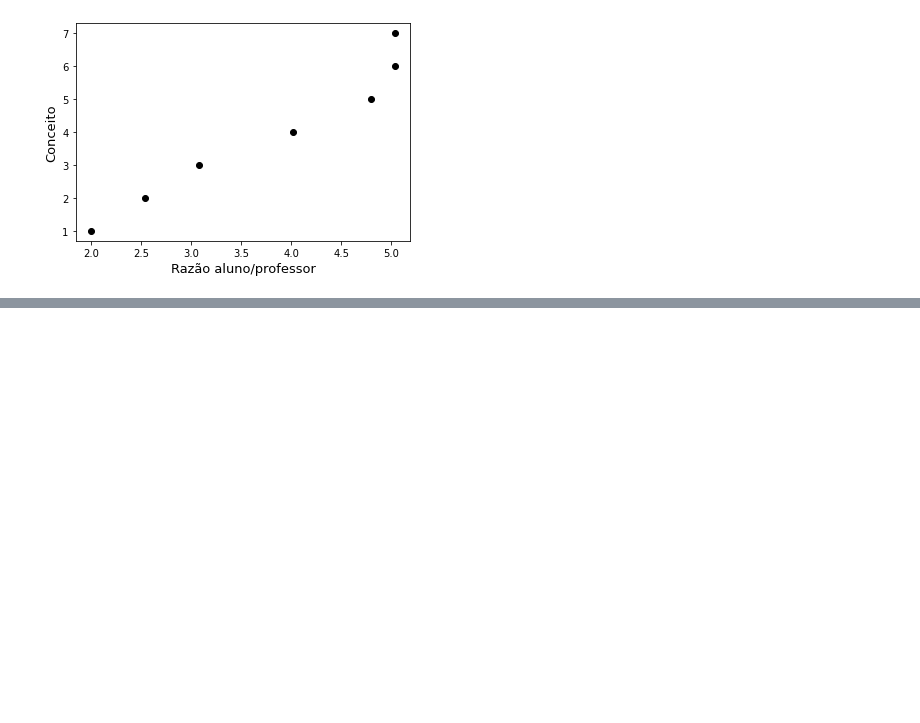
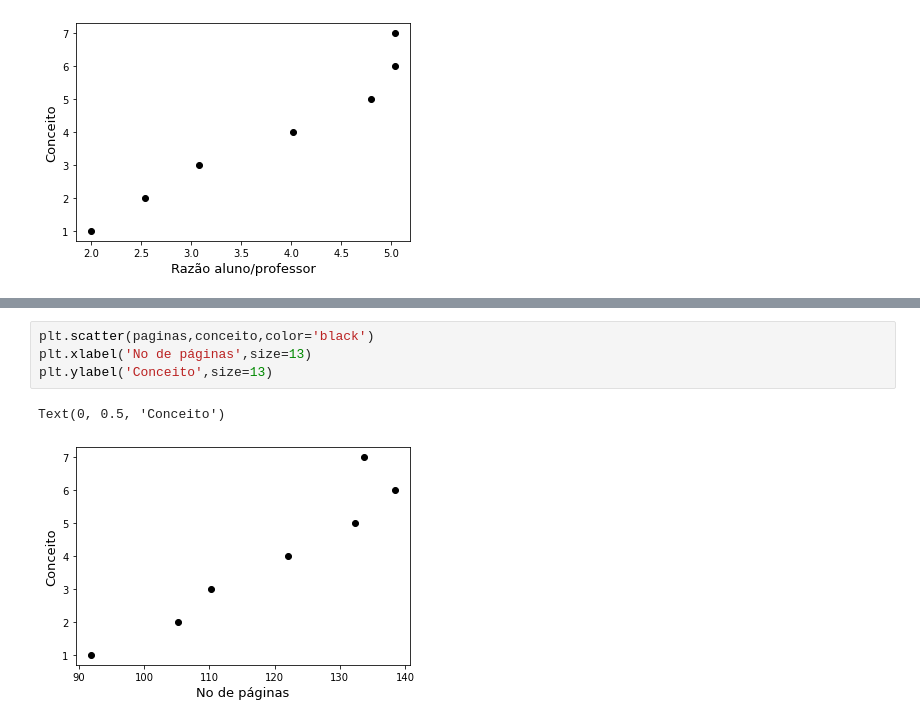
Before and after one commit to ieee-uerj/capes-data-analysis, a Jupyter notebook: Gustavo/Geração de features - Discentes + Docentes + Teses e Dissertacoes (Gustavo).ipynb, the cells around one changed output, grey strips where cells are left out. Drawn from its saved outputs; the diff is of its cells as text; blank space fills up the shorter version.

Commit message:
Ajeitando a feature de páginas

```diff
--- a/Gustavo/Geração de features - Discentes + Docentes + Teses e Dissertacoes (Gustavo).ipynb
+++ b/Gustavo/Geração de features - Discentes + Docentes + Teses e Dissertacoes (Gustavo).ipynb
@@ -294,0 +306,7 @@ Text(0, 0.5, 'Conceito')
+# %%
+plt.scatter(paginas,conceito,color='black')
+plt.xlabel('No de páginas',size=13)
+plt.ylabel('Conceito',size=13)
+# %% [output]
+Text(0, 0.5, 'Conceito')
+[figure, added]
```
Also changed, not shown: parts of 23 cells of this notebook.
